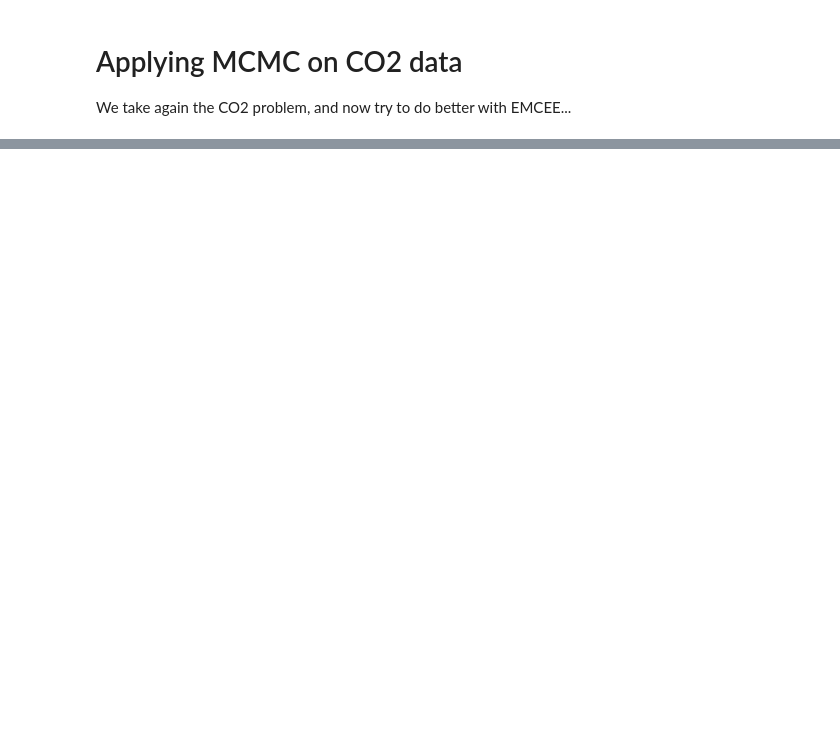
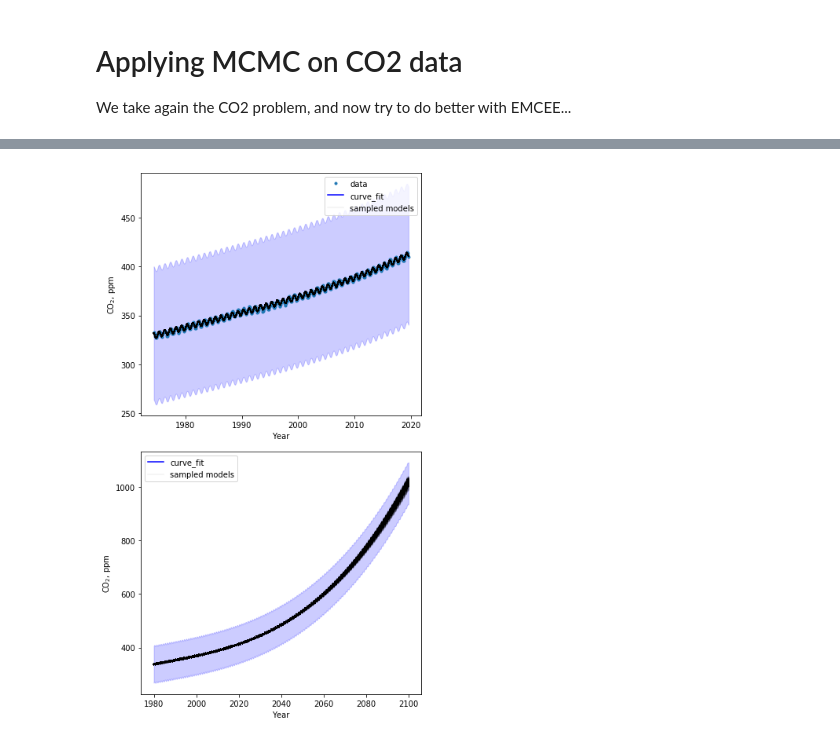
Before and after one commit to charlesll/ModelisationGeochimie, a Jupyter notebook: 04_CO2_better.ipynb, the cells around one changed output, grey strips where cells are left out. Saved outputs shown, nothing was run; the diff lists cells and outputs as text; code cells hidden in the pictures; blank space fills up the shorter version.

Commit message:
Second lesson

```diff
--- a/04_CO2_better.ipynb
+++ b/04_CO2_better.ipynb
@@ -78,0 +243,61 @@ plt.fill_between(time, un.nominal_values(pred) - un.std_devs(pred),
+# %%
+# Looking at possible models on the x timescale of the data
+possible_models_x = np.ones((len(x),1000))
+for i in range(1000):
+    possible_models_x[:,i] = forward_model(x,*samples[i,:])
+
+# Extrapolation to year 2100
+time = np.arange(1980, 2100, 0.1)
+
+possible_models_extrapol = np.ones((len(time),1000))
+for i in range(1000):
+    possible_models_extrapol[:,i] = forward_model(time,*samples[i,:])
+# %%
+fig = plt.figure(figsize=(6,10))
+
+ax = plt.subplot(2,1,1)
+ax2 = plt.subplot(2,1,2)
+
+# we define an uncertainties array of the parameters
+# and their variance/covariance (see uncertainties documentation)
+params = uncertainties.correlated_values(p, cov)
+
+# we redefine our function to work with unumpy
+def co2_record_unumpy(time, p0, p1, p2, p3, phase, amp):
+    seasonal = un.sin((time - phase) * (2 * np.pi)) * amp
+    return time**3 * p3 + time**2 * p2 + time * p1 + p0 + seasonal
+
+# First subplot: Fitted data
+ax.plot(x, y,".",label="data")
+pred = co2_record_unumpy(x, *params)
+ax.plot(x, un.nominal_values(pred),color="blue",label="curve_fit")
+
+ax.fill_between(x, un.nominal_values(pred) - un.std_devs(pred),
+                 un.nominal_values(pred) + un.std_devs(pred), color="blue", alpha=0.2, zorder=-1)
+
+ax.plot(x,possible_models_x[:,0],"k",alpha=0.05,label="sampled models")
+ax.legend()
+ax.plot(x,possible_models_x,"k",alpha=0.05)
+
+ax.set_xlabel("Year")
+ax.set_ylabel("CO$_2$, ppm")
+
+# Second subplot: extrapolation
+# new time step
+
+pred_extra = co2_record_unumpy(time, *params)
+ax2.plot(time, un.nominal_values(pred_extra),color="blue",label="curve_fit")
+
+ax2.fill_between(time, un.nominal_values(pred_extra) - un.std_devs(pred_extra),
+                 un.nominal_values(pred_extra) + un.std_devs(pred_extra), alpha=0.2, color="blue", zorder=-1)
+
+ax2.plot(time,possible_models_extrapol[:,0],"k",alpha=0.05,label="sampled models")
+ax2.legend()
+ax2.plot(time,possible_models_extrapol,"k",alpha=0.05)
+
+ax2.set_xlabel("Year")
+ax2.set_ylabel("CO$_2$, ppm")
+
+plt.tight_layout()
+# %% [output]
+[figure, added]
```
Also changed, not shown: parts of 20 cells of this notebook, 3 other files.
